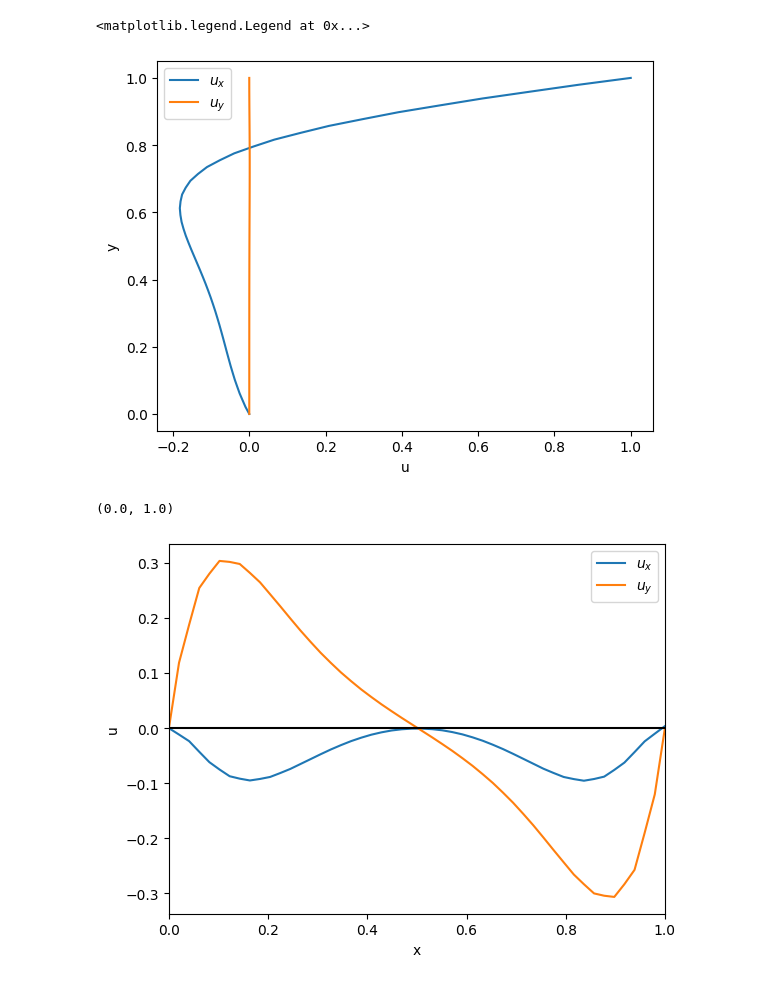
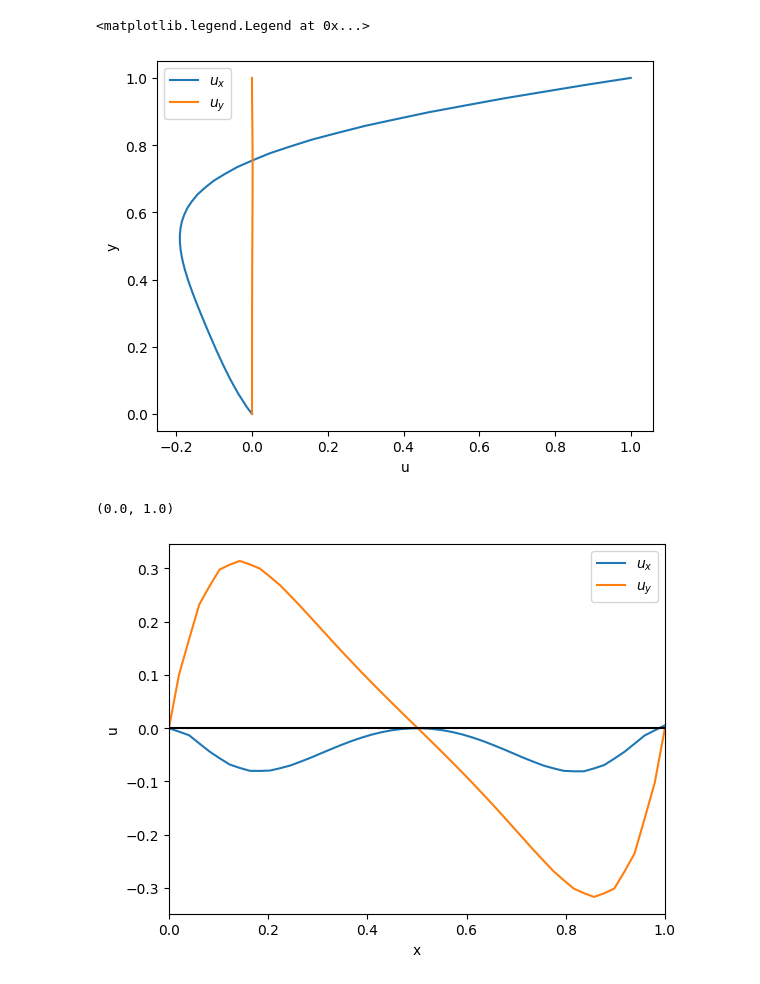
Before and after one commit to mmdski/nsfdpy, a Jupyter notebook: notebooks/cavity.ipynb, the cells around one changed output. Drawn from its saved outputs; the diff is of its cells as text; code cells hidden in the pictures.

```diff
--- a/notebooks/cavity.ipynb
+++ b/notebooks/cavity.ipynb
@@ -6,20 +6,24 @@ from nsfdpy.grid import StaggeredGrid
 from nsfdpy.field import ScalarField, VectorField
 from nsfdpy.plot import StaggeredGridPlot, ScalarFieldPlot, VectorFieldPlot
 from nsfdpy.config import Config
-from nsfdpy._nsfd.comp import TimeStep
+from nsfdpy.comp import CompTimeStep
 
 
 nsfd_config = Config("cavity.yml")
 
 grid = StaggeredGrid(nsfd_config.geometry())
-u = VectorField(grid, nsfd_config.initial_cond().u())
+u1 = VectorField(grid, nsfd_config.initial_cond().u())
+u2 = VectorField(u1)
 p = ScalarField(grid, nsfd_config.initial_cond().p())
+resid = []
+t = [0]
+u_eps = 1e-6
 
 grid_plot = StaggeredGridPlot(grid)
 p_plot = ScalarFieldPlot(grid)
 vec_plot = VectorFieldPlot(grid)
 
-comp_ts = TimeStep(nsfd_config.geometry(),
+comp_ts = CompTimeStep(nsfd_config.geometry(),
                    nsfd_config.boundary_cond(),
                    nsfd_config.constants(),
                    nsfd_config.solver(),
@@ -47,7 +70,7 @@ import numpy as np
 from nsfdpy.interp import VectorFieldInterp
 
 
-u_interp = VectorFieldInterp(grid, u)
+u_interp = VectorFieldInterp(grid, u2)
 res = []
 frac = 0.5
 x = frac * nsfd_config.geometry().xlength
@@ -64,30 +87,25 @@ plt.ylabel("y")
 plt.legend()
 # %% [output]
 <matplotlib.legend.Legend at 0x...>
-[figure, old version]
+[figure, new version]
 # %%
-import numpy as np
-
-from nsfdpy.interp import VectorFieldInterp
-
-
 frac = np.interp(0, res[1:,0], y[1:])
-u_interp = VectorFieldInterp(grid, u)
+u_interp = VectorFieldInterp(grid, u2)
 res = []
 x = np.linspace(0, nsfd_config.geometry().xlength)
 y = frac * nsfd_config.geometry().ylength
 for x_i in x:
     res.append(u_interp(x_i, y))
 
 res = np.array(res)
 
 plt.plot(x, res[:, 0], label="$u_x$")
 plt.plot(x, res[:, 1], label="$u_y$")
 plt.hlines(0, 0, 1, "k")
 plt.xlabel("x")
 plt.ylabel("u")
 plt.legend()
 plt.xlim(0,1)
 # %% [output]
 (0.0, 1.0)
-[figure, old version]
+[figure, new version]
```
Also changed, not shown: parts of 2 cells of this notebook, 16 other files.
